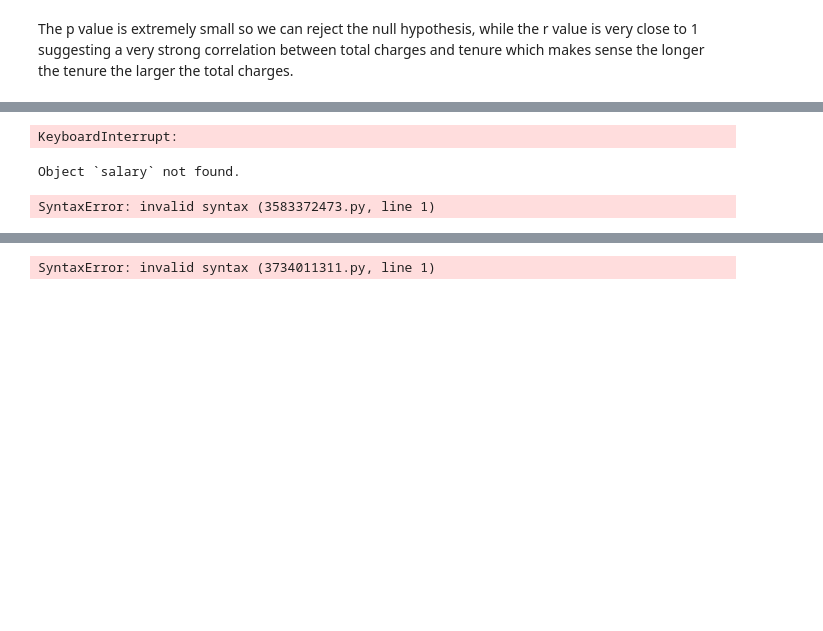
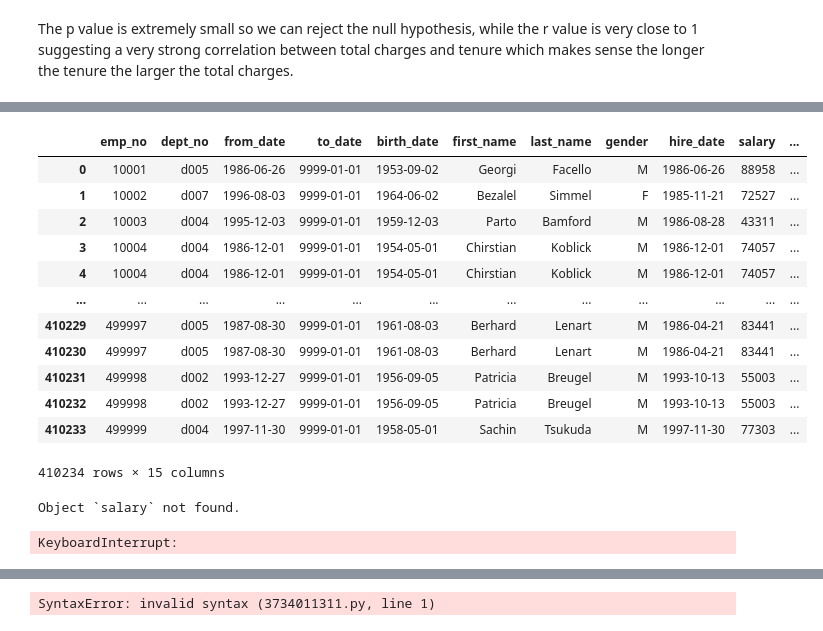
Before and after one commit to Alfred-W-S-Pirovits-Jr/statistics-exercises, a Jupyter notebook: hypothesis_testing.ipynb, the cells around one changed output, grey strips where cells are left out. Saved outputs shown, nothing was run; the diff lists cells and outputs as text; code cells hidden in the pictures; blank space fills up the shorter version.

Commit message:
Found an error

```diff
--- a/hypothesis_testing.ipynb
+++ b/hypothesis_testing.ipynb
@@ -354,24 +354,37 @@ The p value is extremely small so we can reject the null hypothesis, while the r
 # %%
 query2 = '''
 SELECT *
 FROM dept_emp
 JOIN employees USING (emp_no)
 JOIN salaries USING (emp_no)
-JOIN titles USING(emp_no);
+JOIN titles USING(emp_no)
+WHERE salaries.to_date > CURDATE();
 '''
 
 employees = pd.read_sql(query2, get_db_url('employees'))
 employees
 # %% [output]
+|  | emp_no | dept_no | from_date | to_date | birth_date | first_name | last_name | gender | hire_date | salary | ... |
+| 0 | 10001 | d005 | 1986-06-26 | 9999-01-01 | 1953-09-02 | Georgi | Facello | M | 1986-06-26 | 88958 | ... |
+| 1 | 10002 | d007 | 1996-08-03 | 9999-01-01 | 1964-06-02 | Bezalel | Simmel | F | 1985-11-21 | 72527 | ... |
+| 2 | 10003 | d004 | 1995-12-03 | 9999-01-01 | 1959-12-03 | Parto | Bamford | M | 1986-08-28 | 43311 | ... |
+| 3 | 10004 | d004 | 1986-12-01 | 9999-01-01 | 1954-05-01 | Chirstian | Koblick | M | 1986-12-01 | 74057 | ... |
+| 4 | 10004 | d004 | 1986-12-01 | 9999-01-01 | 1954-05-01 | Chirstian | Koblick | M | 1986-12-01 | 74057 | ... |
+| ... | ... | ... | ... | ... | ... | ... | ... | ... | ... | ... | ... |
+| 410229 | 499997 | d005 | 1987-08-30 | 9999-01-01 | 1961-08-03 | Berhard | Lenart | M | 1986-04-21 | 83441 | ... |
+| 410230 | 499997 | d005 | 1987-08-30 | 9999-01-01 | 1961-08-03 | Berhard | Lenart | M | 1986-04-21 | 83441 | ... |
+| 410231 | 499998 | d002 | 1993-12-27 | 9999-01-01 | 1956-09-05 | Patricia | Breugel | M | 1993-10-13 | 55003 | ... |
+| 410232 | 499998 | d002 | 1993-12-27 | 9999-01-01 | 1956-09-05 | Patricia | Breugel | M | 1993-10-13 | 55003 | ... |
+| 410233 | 499999 | d004 | 1997-11-30 | 9999-01-01 | 1958-05-01 | Sachin | Tsukuda | M | 1997-11-30 | 77303 | ... |
-KeyboardInterrupt:
+410234 rows × 15 columns
 # %%
 Is there a relationship between how long an employee has been with the company and their salary?
 # %% [output]
 Object `salary` not found.
 # %%
-employees[]
+# date_sal = pd.crosstab(employees.hire_date, employees.salary)
 # %% [output]
-SyntaxError: invalid syntax (3583372473.py, line 1)
+KeyboardInterrupt:
 # %%
 plt.scatter(employees.hire_date, employees.salary)
 # %% [output]
```
Also changed, not shown: parts of 58 cells of this notebook.
